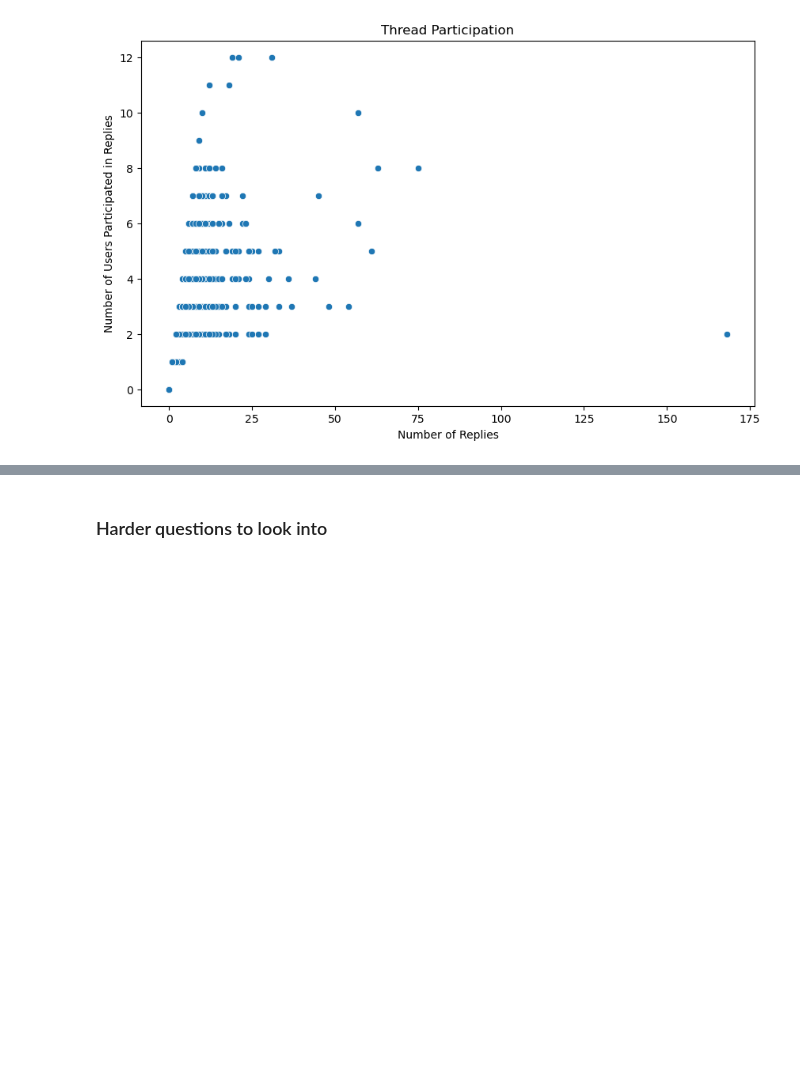
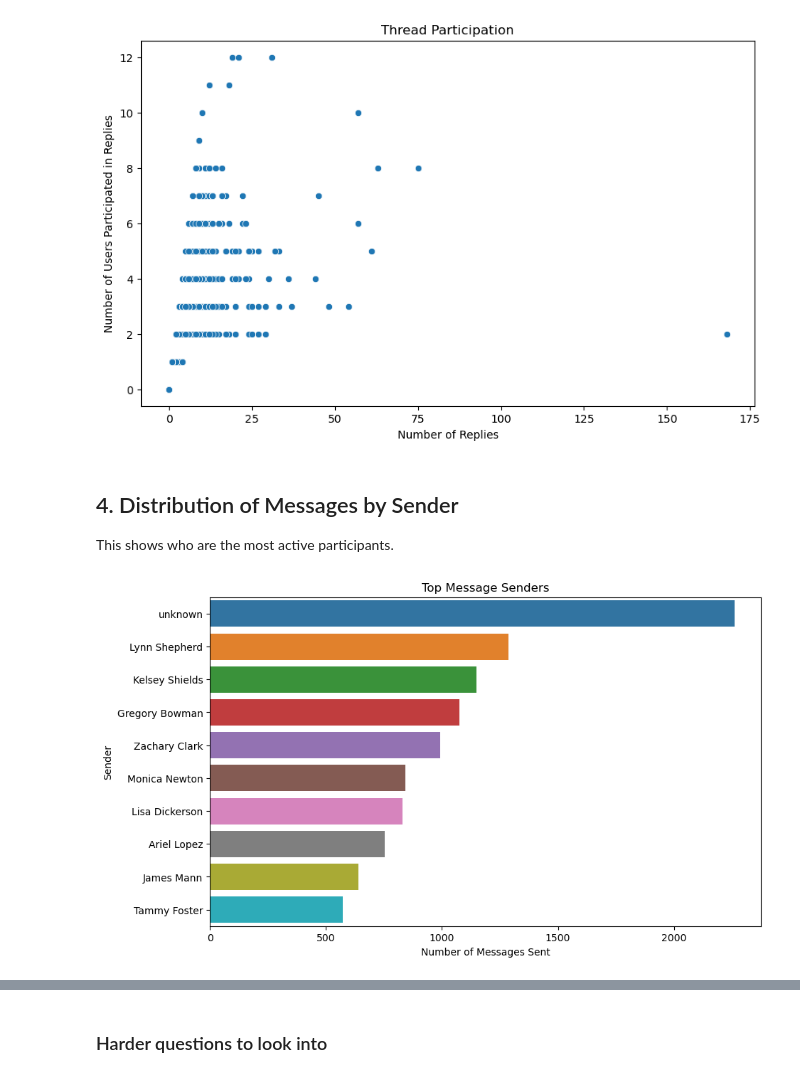
Before and after one commit to mintesnot96/10academy_week0_challenge, a Jupyter notebook: notebooks/parse_slack_data.ipynb, the cells around one changed output, grey strips where cells are left out. Cells and saved outputs as stored; diff of their text form; code cells hidden in the pictures; blank space fills up the shorter version.

```diff
--- a/notebooks/parse_slack_data.ipynb
+++ b/notebooks/parse_slack_data.ipynb
@@ -391,3 +391,18 @@ plt.title('Thread Participation')
 plt.show()
 # %% [output]
 [figure]
+# %% [markdown]
+## 4. Distribution of Messages by Sender
+This shows who are the most active participants.
+# %%
+top_senders = parsed['Sender Name'].value_counts().head(10)  # Adjust the number as needed
+
+
+plt.figure(figsize=(10, 6))
+sns.barplot(x=top_senders.values, y=top_senders.index)
+plt.xlabel('Number of Messages Sent')
+plt.ylabel('Sender')
+plt.title('Top Message Senders')
+plt.show()
+# %% [output]
+[figure, added]
```
Also changed, not shown: parts of 23 cells of this notebook.
